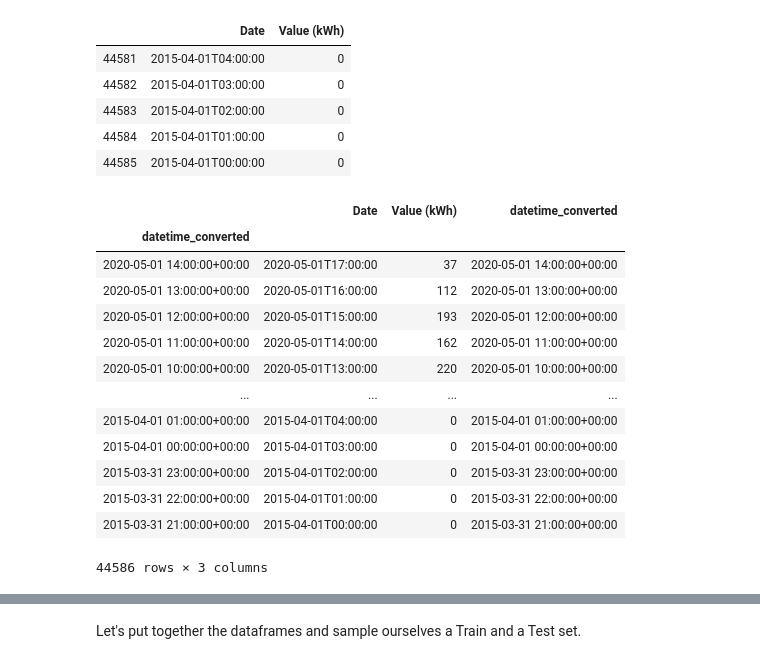
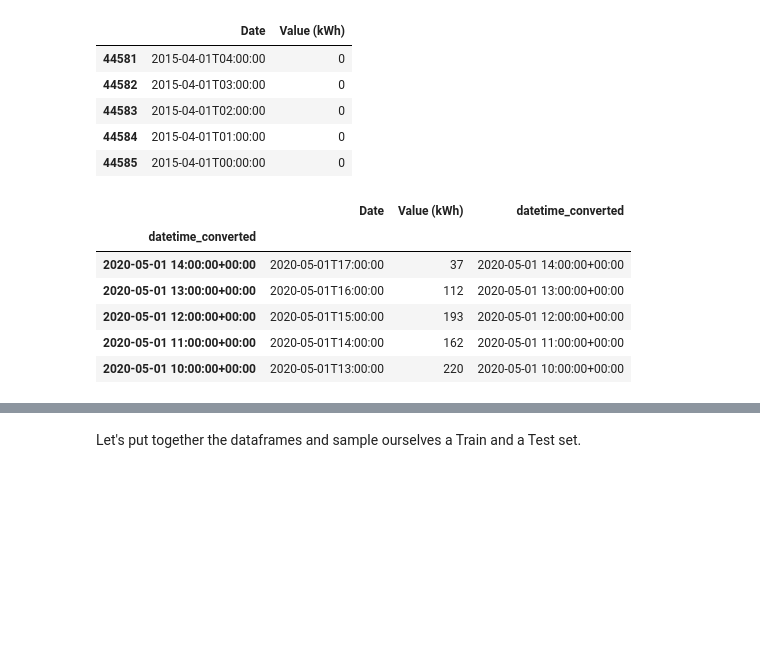
Before and after one commit to screwdriver66/solar_prod_suvilahti, a Jupyter notebook: data_gathering.ipynb, the cells around one changed output, grey strips where cells are left out. Saved outputs shown, nothing was run; the diff lists cells and outputs as text; code cells hidden in the pictures; blank space fills up the shorter version.

```diff
--- a/data_gathering.ipynb
+++ b/data_gathering.ipynb
@@ -131,19 +126,12 @@ df_solar['datetime_converted'] = pd.to_datetime(df_solar['Date'], utc=False)
 df_solar['datetime_converted']=df_solar['datetime_converted'].dt.tz_localize(pytz.timezone('Europe/Helsinki'),nonexistent='NaT',ambiguous='NaT').dt.tz_convert('UTC')
 df_solar = df_solar.set_index(pd.DatetimeIndex(df_solar['datetime_converted'],dayfirst=True))
 # %%
-df_solar
+df_solar.head()
 # %% [output]
 |  | Date | Value (kWh) | datetime_converted |
 | datetime_converted |  |  |  |
 | 2020-05-01 14:00:00+00:00 | 2020-05-01T17:00:00 | 37 | 2020-05-01 14:00:00+00:00 |
 | 2020-05-01 13:00:00+00:00 | 2020-05-01T16:00:00 | 112 | 2020-05-01 13:00:00+00:00 |
 | 2020-05-01 12:00:00+00:00 | 2020-05-01T15:00:00 | 193 | 2020-05-01 12:00:00+00:00 |
 | 2020-05-01 11:00:00+00:00 | 2020-05-01T14:00:00 | 162 | 2020-05-01 11:00:00+00:00 |
 | 2020-05-01 10:00:00+00:00 | 2020-05-01T13:00:00 | 220 | 2020-05-01 10:00:00+00:00 |
-| ... | ... | ... | ... |
-| 2015-04-01 01:00:00+00:00 | 2015-04-01T04:00:00 | 0 | 2015-04-01 01:00:00+00:00 |
-| 2015-04-01 00:00:00+00:00 | 2015-04-01T03:00:00 | 0 | 2015-04-01 00:00:00+00:00 |
-| 2015-03-31 23:00:00+00:00 | 2015-04-01T02:00:00 | 0 | 2015-03-31 23:00:00+00:00 |
-| 2015-03-31 22:00:00+00:00 | 2015-04-01T01:00:00 | 0 | 2015-03-31 22:00:00+00:00 |
-| 2015-03-31 21:00:00+00:00 | 2015-04-01T00:00:00 | 0 | 2015-03-31 21:00:00+00:00 |
-44586 rows × 3 columns
```
Also changed, not shown: parts of 38 cells of this notebook, 7 other files.
